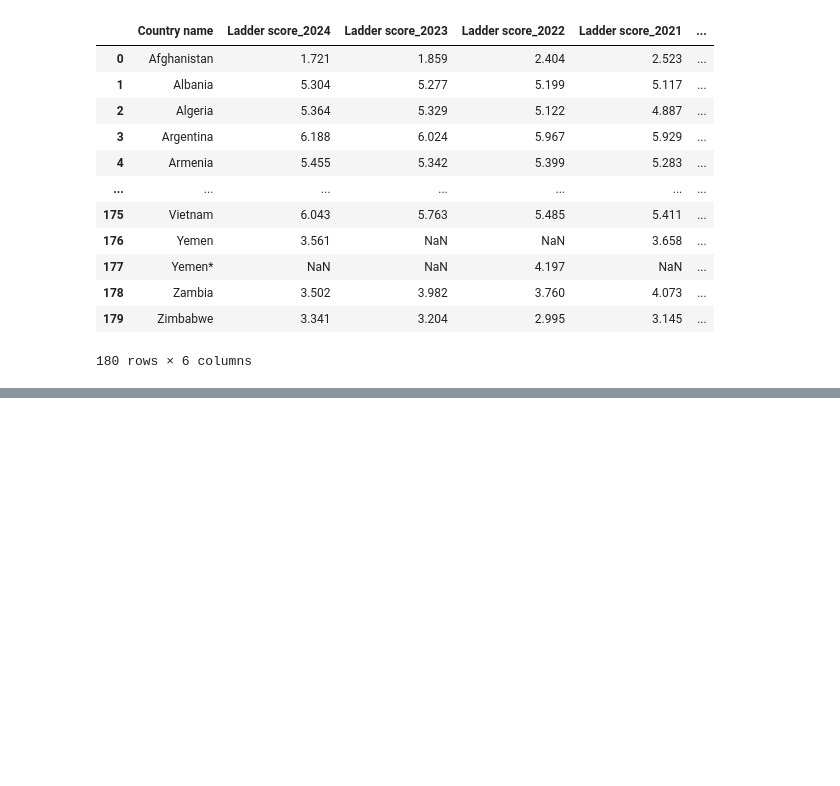
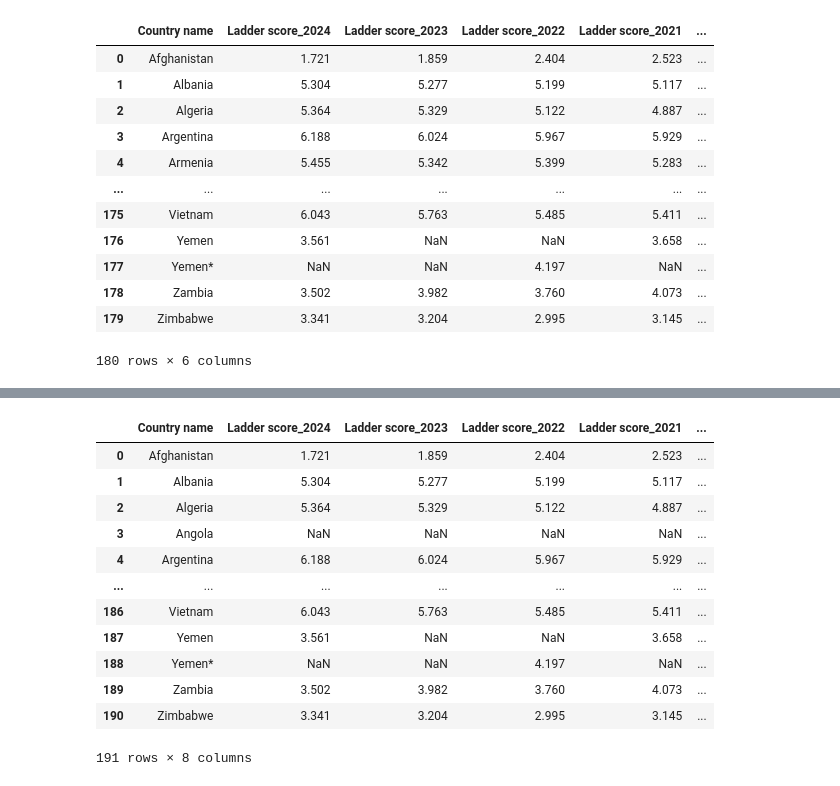
Before and after one commit to kristinaabramoff/Project__1, a Jupyter notebook: data_cleaning.ipynb, the cells around one changed output, grey strips where cells are left out. Saved outputs shown, nothing was run; the diff lists cells and outputs as text; code cells hidden in the pictures; blank space fills up the shorter version.

Commit message:
add selected countries_df

```diff
--- a/data_cleaning.ipynb
+++ b/data_cleaning.ipynb
@@ -263,3 +263,16 @@ merged_2020_2024dataframe
 | 178 | Zambia | 3.502 | 3.982 | 3.760 | 4.073 | ... |
 | 179 | Zimbabwe | 3.341 | 3.204 | 2.995 | 3.145 | ... |
 180 rows × 6 columns
+# %%
+#make dataframe of 2020
+csvpath6 = os.path.join('Resources','WHR2019.csv')
+dataframe19 = pd.read_csv(csvpath5)
+dataframe19.head()
+
+
+# Select specific columns ('Country name' and 'Ladder score') for the cleaned DataFrame
+dataframe19_clean = dataframe19[['Country name', 'Ladder score']]
+
+# Rename the "Ladder score" column to "Ladder score_2020" in dataframe20_clean
+dataframe19_clean = dataframe19_clean.rename(columns={'Ladder score':'Ladder score_2019'})
+dataframe19_clean
@@ -265,0 +293,21 @@ merged_2020_2024dataframe
+# %%
+# Load 2018 data
+csvpath6 = os.path.join('Resources', 'WHR2018.csv')
+dataframe18 = pd.read_csv(csvpath6)
+
+
+
+# Clean 2018 data
+dataframe18_clean = dataframe18[['Country or region', 'Score']]
+dataframe18_clean = dataframe18_clean.rename(columns={
+    'Country or region': 'Country name',
+    'Score': 'Ladder score_2018'
+})
+
+dataframe18_clean
+# Select specific columns ('Country name' and 'Ladder score') for the cleaned DataFrame
+#dataframe18_clean = dataframe18[['Country name', 'Ladder score']]
+
+# Rename the "Ladder score" column to "Ladder score_2020" in dataframe20_clean
+#dataframe18_clean = dataframe18_clean.rename(columns={'Ladder score':'Ladder score_2019'})
+#dataframe18_clean
@@ -265,0 +328,3 @@ merged_2020_2024dataframe
+# %%
+merged_2018_2019dataframe = dataframe19_clean.merge(dataframe18_clean, on="Country name", how="outer")
+merged_2018_2019dataframe
@@ -265,0 +345,17 @@ merged_2020_2024dataframe
+# %%
+complete_df= merged_2020_2024dataframe.merge(merged_2018_2019dataframe, on="Country name", how="outer")
+complete_df
+# %% [output]
+|  | Country name | Ladder score_2024 | Ladder score_2023 | Ladder score_2022 | Ladder score_2021 | ... |
+| 0 | Afghanistan | 1.721 | 1.859 | 2.404 | 2.523 | ... |
+| 1 | Albania | 5.304 | 5.277 | 5.199 | 5.117 | ... |
+| 2 | Algeria | 5.364 | 5.329 | 5.122 | 4.887 | ... |
+| 3 | Angola | NaN | NaN | NaN | NaN | ... |
+| 4 | Argentina | 6.188 | 6.024 | 5.967 | 5.929 | ... |
+| ... | ... | ... | ... | ... | ... | ... |
+| 186 | Vietnam | 6.043 | 5.763 | 5.485 | 5.411 | ... |
+| 187 | Yemen | 3.561 | NaN | NaN | 3.658 | ... |
+| 188 | Yemen* | NaN | NaN | 4.197 | NaN | ... |
+| 189 | Zambia | 3.502 | 3.982 | 3.760 | 4.073 | ... |
+| 190 | Zimbabwe | 3.341 | 3.204 | 2.995 | 3.145 | ... |
+191 rows × 8 columns
```
Also changed, not shown: parts of 6 cells of this notebook, 1 other file.
